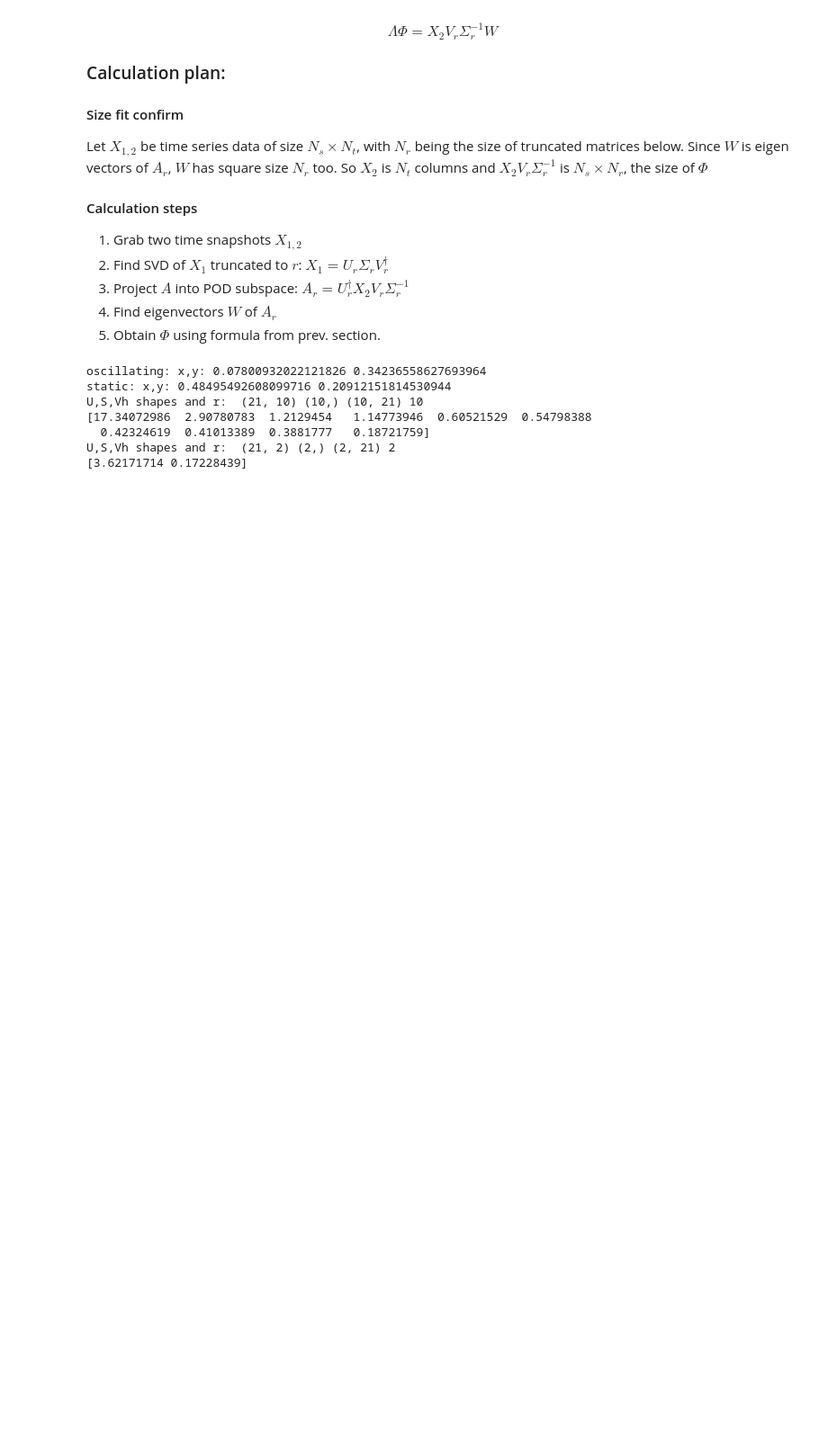
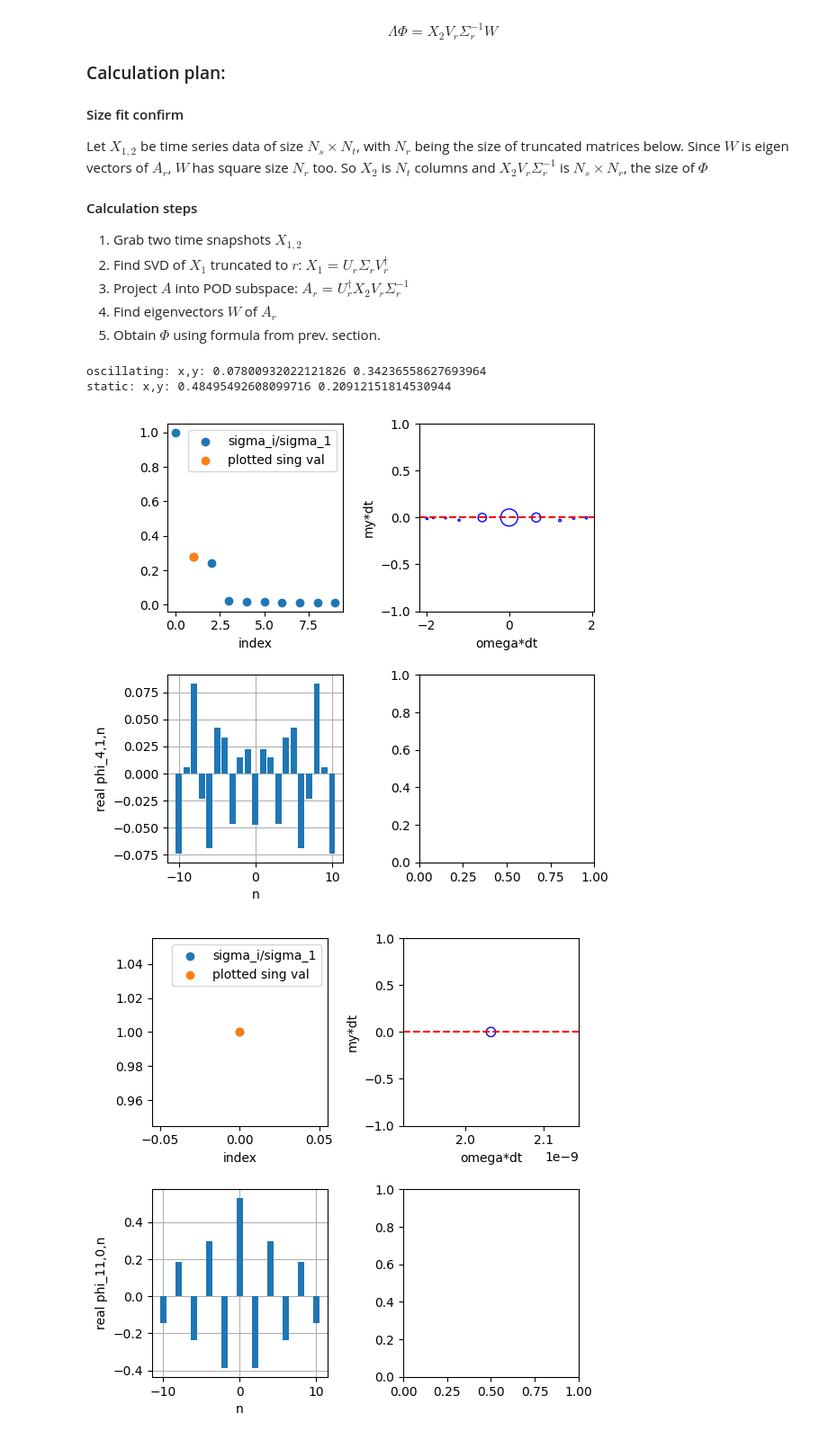
Before and after one commit to sangsoonoh/ML_phase_diagram, a Jupyter notebook: ssh_1d_sat_gain/ssh_1d_cpp.ipynb, the cells around one changed output. Shown at 90% size. Drawn from its saved outputs; the diff is of its cells as text; code cells hidden in the pictures; blank space fills up the shorter version.

Commit message:
plotting dmd --wip

```diff
--- a/ssh_1d_sat_gain/ssh_1d_cpp.ipynb
+++ b/ssh_1d_sat_gain/ssh_1d_cpp.ipynb
@@ -322,59 +322,68 @@ def plot_dmd(time_series, data_index, singval_index):
     N0 = np.min([Nt,Ns])
     N = int((Ns-1)/2)
 
-    X1 = psi_values[:,0:Ns]
+    # step 1
+    X1 = psi_values[:,:-1]
+    X2 = psi_values[:,1:]
 
+    #step 2
+    U,S,Vh,r = trunc_svd(X1)
+    Smat = np.diag(S)
+    #step 3
+    invS = np.linalg.inv(Smat)
+    A_r = U.conj().T @ X2 @ Vh.conj().T @ invS
 
-    # A = X2 @ linalg.inv(X1)
-    # print("X1,X2,A shapes:", X1.shape, X2.shape, A.shape)
+    #step 4
+    lam, W = np.linalg.eig(A_r)
 
-    # lambdas, Phi = linalg.eig(A)
-    # print("lambdas, Phi shapes:", lambdas.shape, Phi.shape)
+    #step 5
+    Phi = X2 @ Vh.conj().T @ invS @ W
 
-    U, S, Vh, r = trunc_svd(X1)
-    print("U,S,Vh shapes and r: ", U.shape, S.shape, Vh.shape, r)
-    X2 = A
+    mu_dt = np.real(np.log(lam))
+    omega_dt = np.imag(np.log(lam))
 
-    # U, S, Vh = linalg.svd(psi_values, full_matrices=False)
+    fig, ((ax1,ax2),(ax3, ax4)) = plt.subplots(2,2,figsize=(6, 6))
+    fig.tight_layout(pad=3)
 
-    # fig, ((ax1,ax2),(ax3, ax4)) = plt.subplots(2,2,figsize=(6, 6))
-    # fig.tight_layout(pad=3)
-    # ax1.scatter(range(len(S)),S/S[0], label='sigma_i/sigma_1')
-    # ax1.scatter(singval_index,S[singval_index]/S[0], label='plotted sing val')
-    # ax1.legend()
-    # ax1.set_xlabel("index")
+    ax1.scatter(range(len(S)),S/S[0], label='sigma_i/sigma_1')
+    ax1.scatter(singval_index,S[singval_index]/S[0], label='plotted sing val')
+    ax1.legend()
+    ax1.set_xlabel("index")
 
-    # ax3.bar(np.arange(-N,N+1), U[:,singval_index].real)
-    # ax3.grid()
-    # ax3.set_axisbelow(True)
-    # ax3.set_ylabel(f'real phi_{data_index},{singval_index},n')
-    # ax3.set_xlabel('n')
+    ax2.scatter(omega_dt, mu_dt, s=S, facecolors='none', edgecolors='blue')
+    ax2.axhline(y=0, color='r', linestyle='--')
+    ax2.set_xlabel('omega*dt')
+    ax2.set_ylabel('my*dt')
+    ax2.set_ylim([-1,1])
+
+    ax3.bar(np.arange(-N,N+1), Phi[:,singval_index].real)
+    ax3.grid()
+    ax3.set_axisbelow(True)
+    ax3.set_ylabel(f'real phi_{data_index},{singval_index},n')
+    ax3.set_xlabel('n')
 
     # ax4.bar(np.arange(-N,N+1), U[:,singval_index].imag)
     # ax4.grid()
     # ax4.set_axisbelow(True)
     # ax4.set_ylabel(f'imag phi_{data_index},{singval_index},n')
     # ax4.set_xlabel('n')
 
 data1_index = 4
 data2_index = 11
 
 file = h5py.File(tsfilename, 'r')
 data1 = file[f'series_{data1_index}']
 data2 = file[f'series_{data2_index}']
 print('oscillating: x,y:', data1.attrs['x'],data1.attrs['y'])
 print('static: x,y:', data2.attrs['x'],data2.attrs['y'])
 N = data1.attrs['N']
 plot_dmd(time_series=data1[:], data_index=data1_index, singval_index=1)
 plot_dmd(time_series=data2[:], data_index=data2_index, singval_index=0)
 file.close()
 # %% [output]
 oscillating: x,y: 0.07800932022121826 0.34236558627693964
 static: x,y: 0.48495492608099716 0.20912151814530944
-U,S,Vh shapes and r:  (21, 10) (10,) (10, 21) 10
-[17.34072986  2.90780783  1.2129454   1.14773946  0.60521529  0.54798388
-  0.42324619  0.41013389  0.3881777   0.18721759]
-U,S,Vh shapes and r:  (21, 2) (2,) (2, 21) 2
-[3.62171714 0.17228439]
+[figure, added]
+[figure, added]
 # %%
 # https://bitbucket.org/topologicalphotonics/pti_dynamic_model/src/master/src/run_ssh_sat_gain.cpp
```
